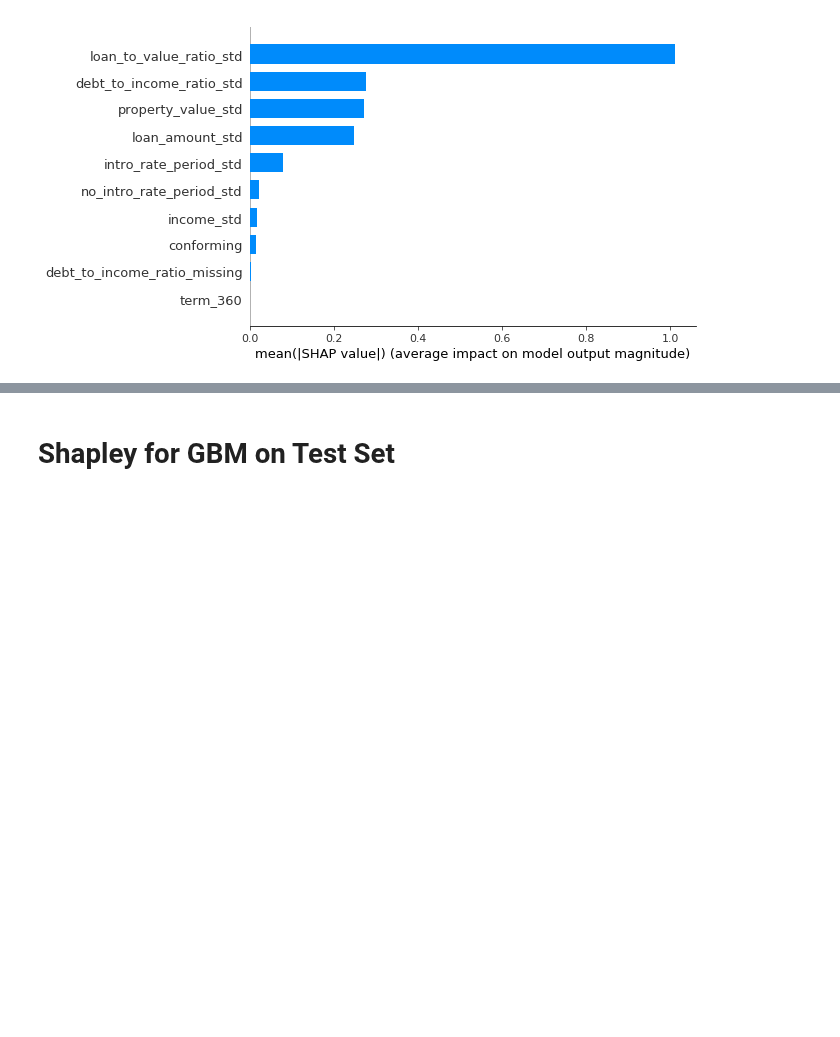
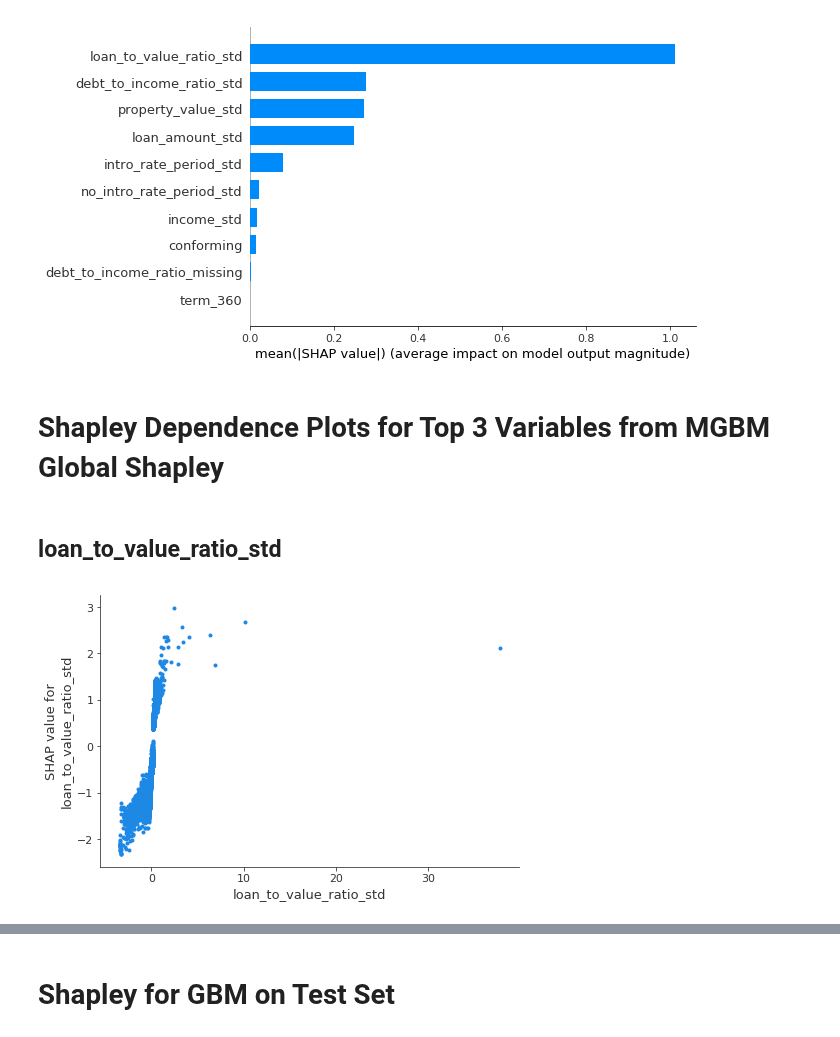
Before and after one commit to h2oai/article-information-2019, a Jupyter notebook: notebooks/perf_pdp_ice_shap_mgbm_hmda.ipynb, the cells around one changed output, grey strips where cells are left out. Drawn from its saved outputs; the diff is of its cells as text; code cells hidden in the pictures; blank space fills up the shorter version.

Commit message:
Add Shap dependence plots for hmda

```diff
--- a/notebooks/perf_pdp_ice_shap_mgbm_hmda.ipynb
+++ b/notebooks/perf_pdp_ice_shap_mgbm_hmda.ipynb
@@ -292,3 +292,15 @@ mgbm_shapley.to_csv('../data/output/mgbm_hmda_shapley.csv')
 shap.summary_plot(shap_values_mgbm, X, plot_type="bar")
 # %% [output]
 [figure]
+# %% [markdown]
+# Shapley Dependence Plots for Top 3 Variables from MGBM Global Shapley
+# %% [markdown]
+## loan_to_value_ratio_std
+# %%
+shap.dependence_plot(ind="loan_to_value_ratio_std",
+                     shap_values=shap_values_mgbm,
+                     features=test[X].as_data_frame(),
+                     feature_names=X,
+                     interaction_index=None)
+# %% [output]
+[figure, added]
```
Also changed, not shown: parts of 12 cells of this notebook.
